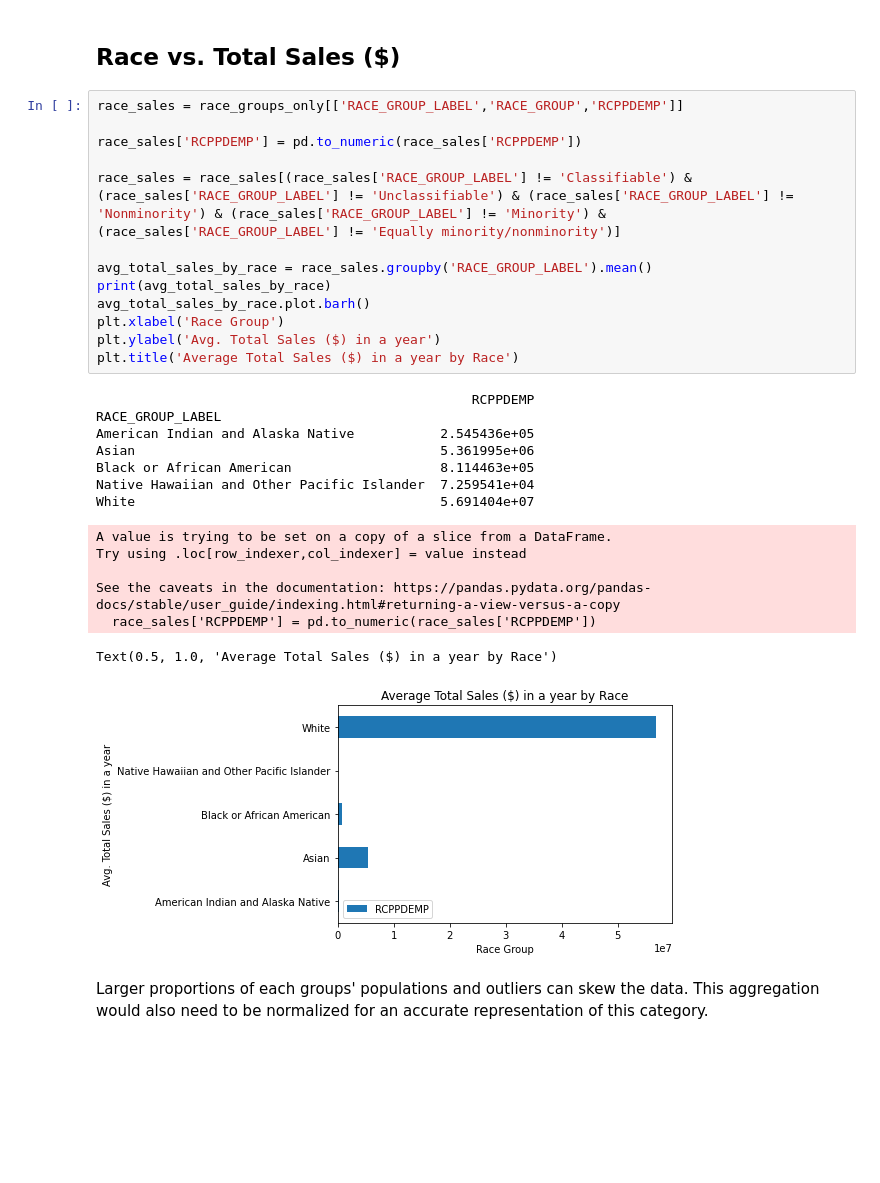
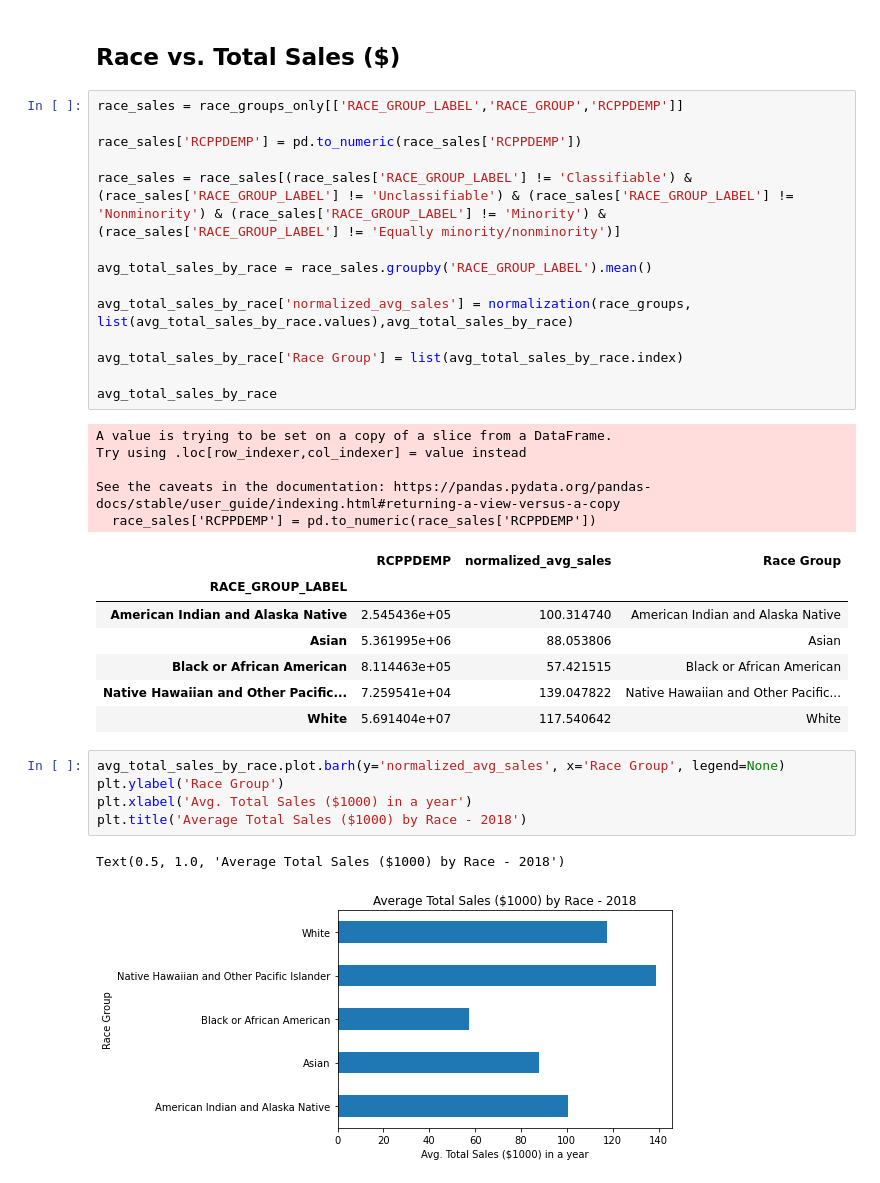
Before and after one commit to TKorby/Census-CompanySummary-Assessment, a Jupyter notebook: M08_Assessment_ETL_Race.ipynb, the cells around one changed output. Saved outputs shown, nothing was run; the diff lists cells and outputs as text; blank space fills up the shorter version.

```diff
--- a/M08_Assessment_ETL_Race.ipynb
+++ b/M08_Assessment_ETL_Race.ipynb
@@ -143,25 +120,30 @@ race_sales['RCPPDEMP'] = pd.to_numeric(race_sales['RCPPDEMP'])
 race_sales = race_sales[(race_sales['RACE_GROUP_LABEL'] != 'Classifiable') & (race_sales['RACE_GROUP_LABEL'] != 'Unclassifiable') & (race_sales['RACE_GROUP_LABEL'] != 'Nonminority') & (race_sales['RACE_GROUP_LABEL'] != 'Minority') & (race_sales['RACE_GROUP_LABEL'] != 'Equally minority/nonminority')]
 
 avg_total_sales_by_race = race_sales.groupby('RACE_GROUP_LABEL').mean()
-print(avg_total_sales_by_race)
-avg_total_sales_by_race.plot.barh()
-plt.xlabel('Race Group')
-plt.ylabel('Avg. Total Sales ($) in a year')
-plt.title('Average Total Sales ($) in a year by Race')
+
+avg_total_sales_by_race['normalized_avg_sales'] = normalization(race_groups, list(avg_total_sales_by_race.values),avg_total_sales_by_race)
+
+avg_total_sales_by_race['Race Group'] = list(avg_total_sales_by_race.index)
+
+avg_total_sales_by_race
 # %% [output]
-                                                RCPPDEMP
-RACE_GROUP_LABEL
-American Indian and Alaska Native           2.545436e+05
-Asian                                       5.361995e+06
-Black or African American                   8.114463e+05
-Native Hawaiian and Other Pacific Islander  7.259541e+04
-White                                       5.691404e+07
+A value is trying to be set on a copy of a slice from a DataFrame.
+Try using .loc[row_indexer,col_indexer] = value instead
+
+See the caveats in the documentation: https://pandas.pydata.org/pandas-docs/stable/user_guide/indexing.html#returning-a-view-versus-a-copy
+  race_sales['RCPPDEMP'] = pd.to_numeric(race_sales['RCPPDEMP'])
-A value is trying to be set on a copy of a slice from a DataFrame.
-Try using .loc[row_indexer,col_indexer] = value instead
-
-See the caveats in the documentation: https://pandas.pydata.org/pandas-docs/stable/user_guide/indexing.html#returning-a-view-versus-a-copy
-  race_sales['RCPPDEMP'] = pd.to_numeric(race_sales['RCPPDEMP'])
-Text(0.5, 1.0, 'Average Total Sales ($) in a year by Race')
-[figure, removed]
+|  | RCPPDEMP | normalized_avg_sales | Race Group |
+| RACE_GROUP_LABEL |  |  |  |
+| American Indian and Alaska Native | 2.545436e+05 | 100.314740 | American Indian and Alaska Native |
+| Asian | 5.361995e+06 | 88.053806 | Asian |
+| Black or African American | 8.114463e+05 | 57.421515 | Black or African American |
+| Native Hawaiian and Other Pacific... | 7.259541e+04 | 139.047822 | Native Hawaiian and Other Pacific... |
+| White | 5.691404e+07 | 117.540642 | White |
-# %% [markdown]
-Larger proportions of each groups' populations and outliers can skew the data. This aggregation would also need to be normalized for an accurate representation of this category.
+# %%
+avg_total_sales_by_race.plot.barh(y='normalized_avg_sales', x='Race Group', legend=None)
+plt.ylabel('Race Group')
+plt.xlabel('Avg. Total Sales ($1000) in a year')
+plt.title('Average Total Sales ($1000) by Race - 2018')
+# %% [output]
+Text(0.5, 1.0, 'Average Total Sales ($1000) by Race - 2018')
+[figure, added]
```
Also changed, not shown: parts of 22 cells of this notebook.
